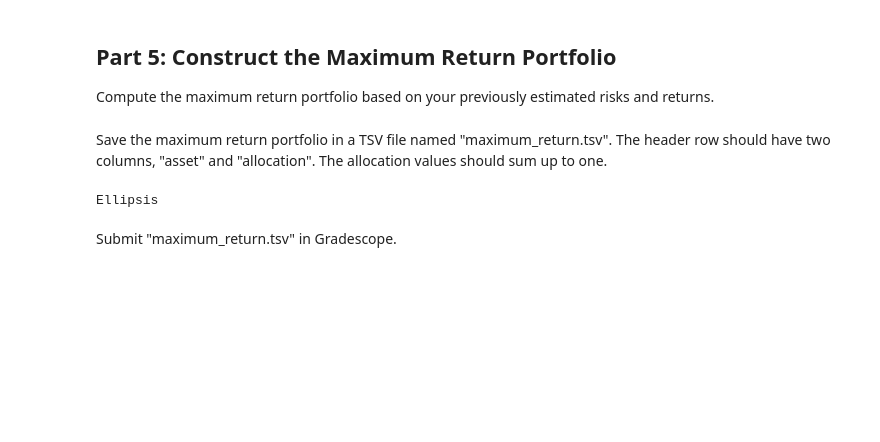
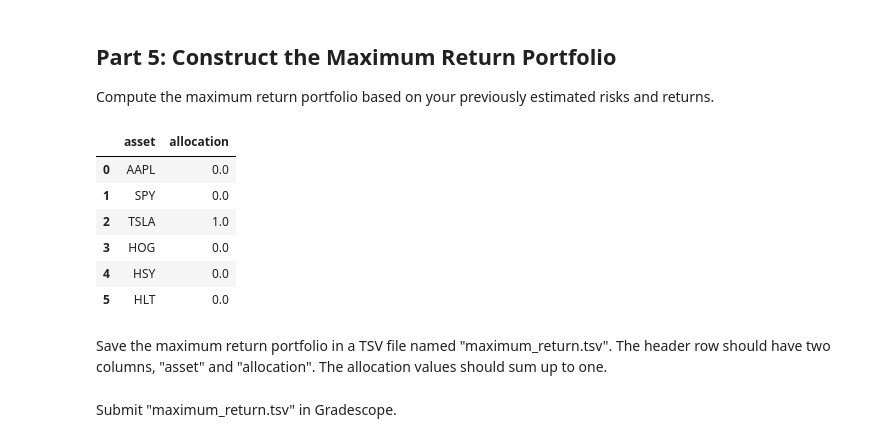
Before and after one commit to mad-haley/dx704-projects, a Jupyter notebook: project.ipynb, the cells around one changed output. Drawn from its saved outputs; the diff is of its cells as text; code cells hidden in the pictures; blank space fills up the shorter version.

```diff
--- a/project.ipynb
+++ b/project.ipynb
@@ -303,6 +303,25 @@ Compute the maximum return portfolio based on your previously estimated risks an
 # maximum return portfolio
 
 estimated_return_maximum_return = max(estimated_returns)
+# %%
+max_asset = estimated_returns.idxmax()
+
+maximum_return_df = pd.DataFrame({
+    "asset": estimated_returns.index,
+    "allocation": [
+        1.0 if asset == max_asset else 0.0
+        for asset in estimated_returns.index
+    ]
+})
+maximum_return_df
+# %% [output]
+|  | asset | allocation |
+| 0 | AAPL | 0.0 |
+| 1 | SPY | 0.0 |
+| 2 | TSLA | 1.0 |
+| 3 | HOG | 0.0 |
+| 4 | HSY | 0.0 |
+| 5 | HLT | 0.0 |
 # %% [markdown]
 Save the maximum return portfolio in a TSV file named "maximum_return.tsv".
 The header row should have two columns, "asset" and "allocation".
@@ -310,9 +329,11 @@ The allocation values should sum up to one.
 # %%
 # YOUR CHANGES HERE
 
-...
+maximum_return_df.to_csv(
+    "maximum_return.tsv",
+    sep="\t",
+    index=False
+)
-# %% [output]
-Ellipsis
 # %% [markdown]
 Submit "maximum_return.tsv" in Gradescope.
 # %% [markdown]
```
Also changed, not shown: parts of 7 cells of this notebook, 3 other files.
